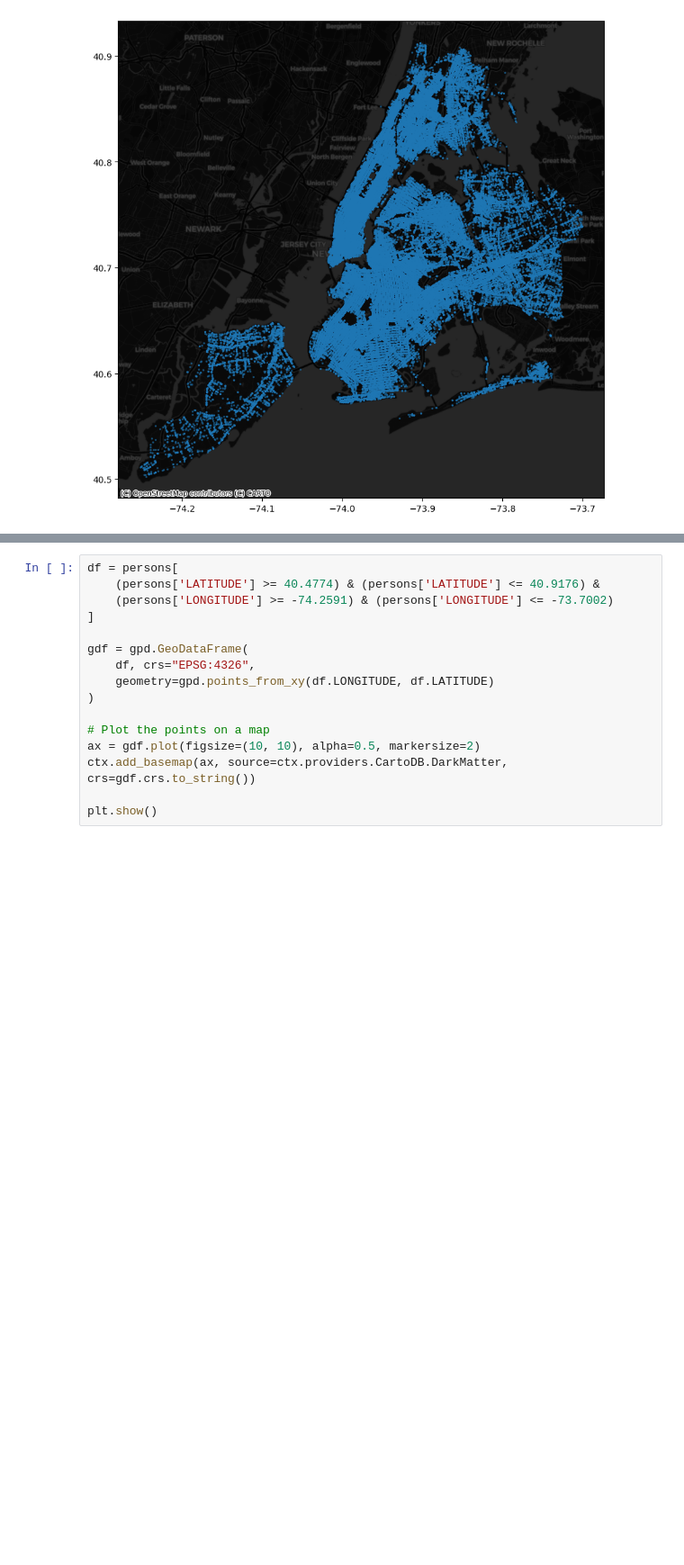
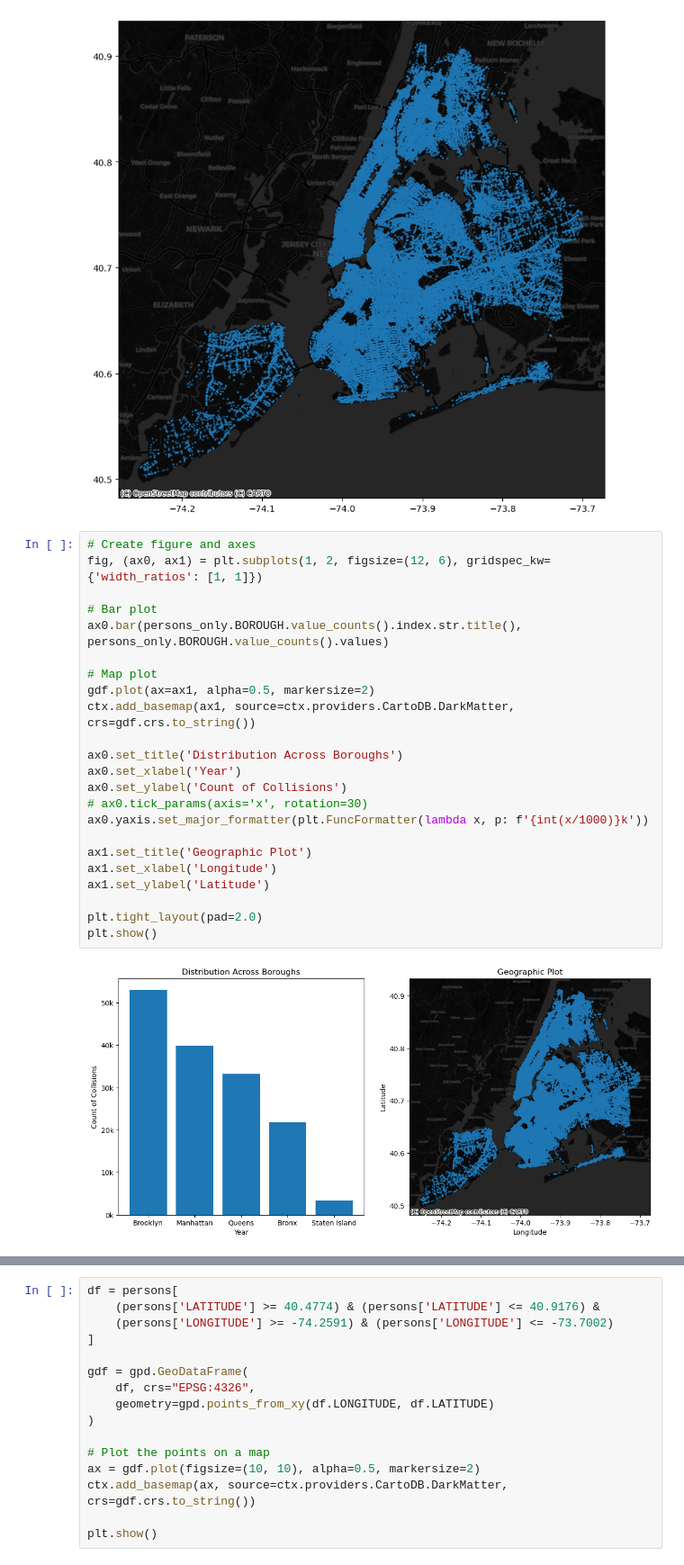
Before and after one commit to kolalla/intersections, a Jupyter notebook: 0_collisions_cleaning.ipynb, the cells around one changed output, grey strips where cells are left out. Shown at 90% size. Drawn from its saved outputs; the diff is of its cells as text; blank space fills up the shorter version.

```diff
--- a/0_collisions_cleaning.ipynb
+++ b/0_collisions_cleaning.ipynb
@@ -223,3 +270,28 @@ ctx.add_basemap(ax, source=ctx.providers.CartoDB.DarkMatter, crs=gdf.crs.to_stri
 plt.show()
 # %% [output]
 [figure]
+# %%
+# Create figure and axes
+fig, (ax0, ax1) = plt.subplots(1, 2, figsize=(12, 6), gridspec_kw={'width_ratios': [1, 1]})
+
+# Bar plot
+ax0.bar(persons_only.BOROUGH.value_counts().index.str.title(), persons_only.BOROUGH.value_counts().values)
+
+# Map plot
+gdf.plot(ax=ax1, alpha=0.5, markersize=2)
+ctx.add_basemap(ax1, source=ctx.providers.CartoDB.DarkMatter, crs=gdf.crs.to_string())
+
+ax0.set_title('Distribution Across Boroughs')
+ax0.set_xlabel('Year')
+ax0.set_ylabel('Count of Collisions')
+# ax0.tick_params(axis='x', rotation=30)
+ax0.yaxis.set_major_formatter(plt.FuncFormatter(lambda x, p: f'{int(x/1000)}k'))
+
+ax1.set_title('Geographic Plot')
+ax1.set_xlabel('Longitude')
+ax1.set_ylabel('Latitude')
+
+plt.tight_layout(pad=2.0)
+plt.show()
+# %% [output]
+[figure, added]
```
Also changed, not shown: parts of 5 cells of this notebook, 9 other files.
